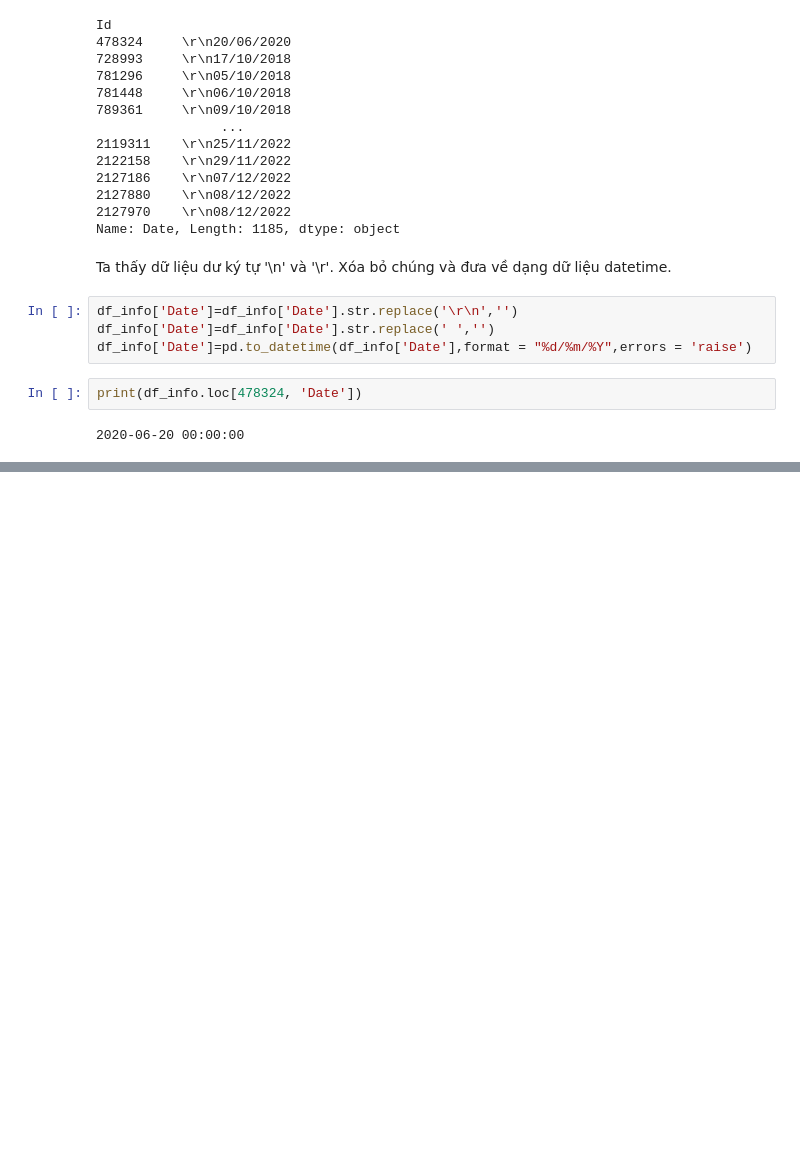
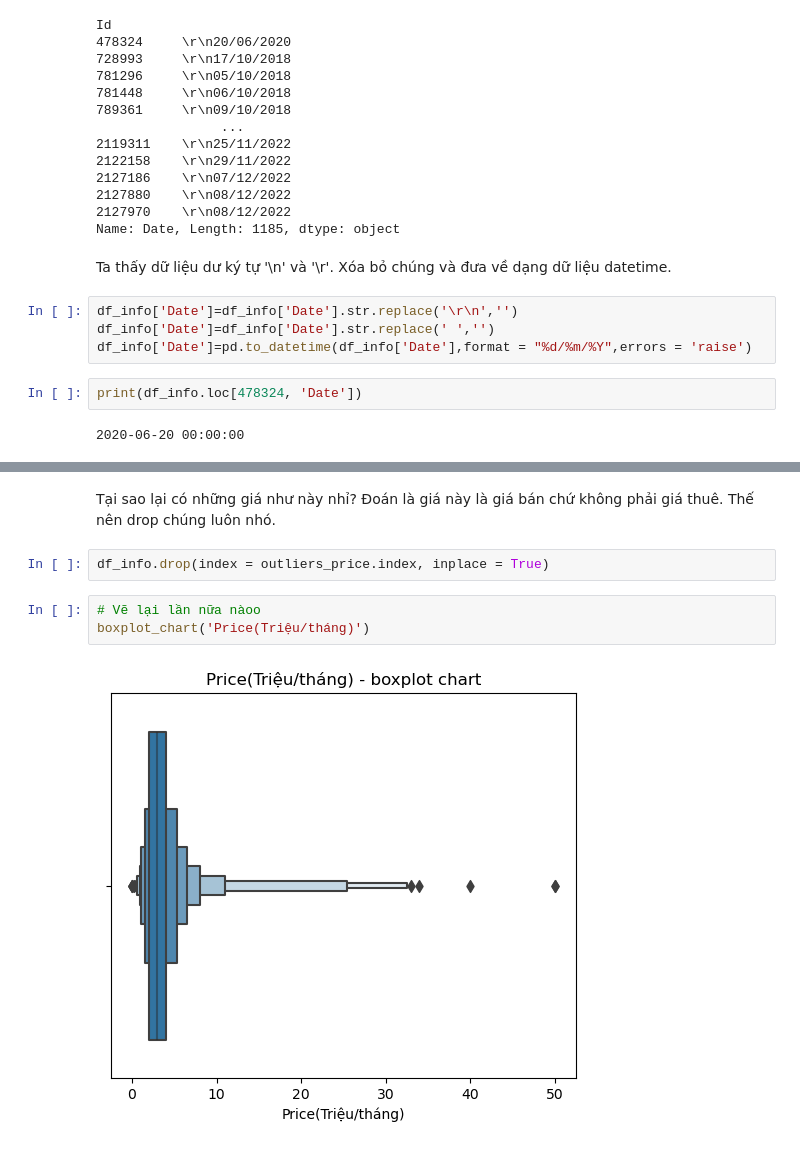
Before and after one commit to laitoanthang/HCM-House-Predict, a Jupyter notebook: Data Science Process/Preprocessing/datapreprocessing.ipynb, the cells around one changed output, grey strips where cells are left out. Saved outputs shown, nothing was run; the diff lists cells and outputs as text; blank space fills up the shorter version.

```diff
--- a/Data Science Process/Preprocessing/datapreprocessing.ipynb
+++ b/Data Science Process/Preprocessing/datapreprocessing.ipynb
@@ -306,0 +420,9 @@ print(df_info.loc[478324, 'Date'])
+# %% [markdown]
+Tại sao lại có những giá như này nhỉ? Đoán là giá này là giá bán chứ không phải giá thuê. Thế nên drop chúng luôn nhó.
+# %%
+df_info.drop(index = outliers_price.index, inplace = True)
+# %%
+# Vẽ lại lần nữa nàoo
+boxplot_chart('Price(Triệu/tháng)')
+# %% [output]
+[figure, added]
```
Also changed, not shown: parts of 31 cells of this notebook.
